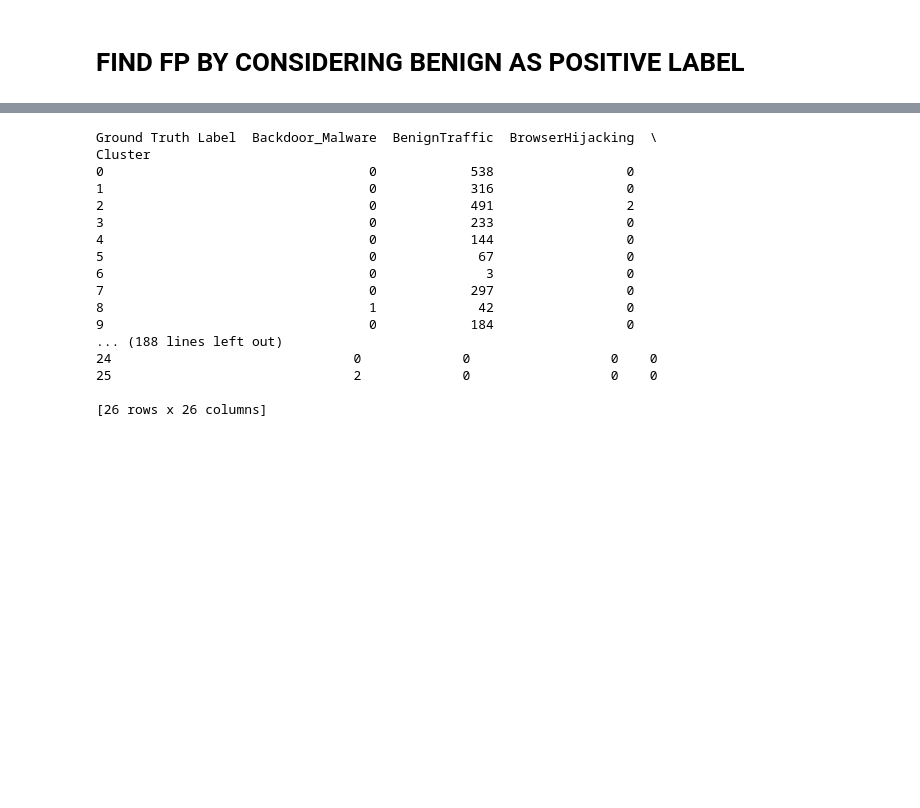
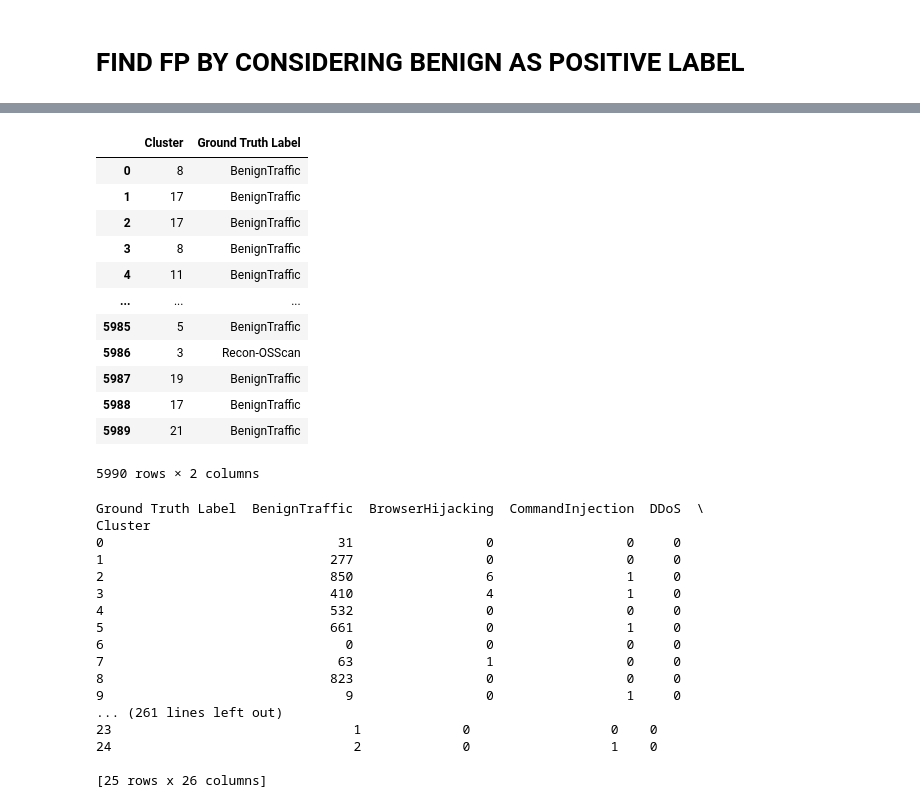
Before and after one commit to ML-Project-Team-5/Project_NetworkIDS, a Jupyter notebook: Scenario_2.ipynb, the cells around one changed output, grey strips where cells are left out. Cells and saved outputs as stored; diff of their text form; code cells hidden in the pictures; blank space fills up the shorter version.

```diff
--- a/Scenario_2.ipynb
+++ b/Scenario_2.ipynb
@@ -317,2 +330,18 @@ cluster_label_association
+# %%
+cluster_label_association_train
+# %% [output]
+|  | Cluster | Ground Truth Label |
+| 0 | 8 | BenignTraffic |
+| 1 | 17 | BenignTraffic |
+| 2 | 17 | BenignTraffic |
+| 3 | 8 | BenignTraffic |
+| 4 | 11 | BenignTraffic |
+| ... | ... | ... |
+| 5985 | 5 | BenignTraffic |
+| 5986 | 3 | Recon-OSScan |
+| 5987 | 19 | BenignTraffic |
+| 5988 | 17 | BenignTraffic |
+| 5989 | 21 | BenignTraffic |
+5990 rows × 2 columns
 # %%
 cluster_gtl_counts = cluster_label_association.groupby('Cluster')['Ground Truth Label'].value_counts().unstack(fill_value=0)
@@ -319,23 +350,24 @@ cluster_gtl_counts = cluster_label_association.groupby('Cluster')['Ground Truth
 # %%
 print(cluster_gtl_counts)
+print(cluster_gtl_counts_train)
 # %% [output]
-Ground Truth Label  Backdoor_Malware  BenignTraffic  BrowserHijacking  \
+Ground Truth Label  BenignTraffic  BrowserHijacking  CommandInjection  DDoS  \
 Cluster
-0                                  0            538                 0
-1                                  0            316                 0
-2                                  0            491                 2
-3                                  0            233                 0
-4                                  0            144                 0
-5                                  0             67                 0
-6                                  0              3                 0
-7                                  0            297                 0
-8                                  1             42                 0
-9                                  0            184                 0
-... (188 lines left out)
-24                               0             0                  0    0
-25                               2             0                  0    0
+0                              31                 0                 0     0
+1                             277                 0                 0     0
+2                             850                 6                 1     0
+3                             410                 4                 1     0
+4                             532                 0                 0     0
+5                             661                 0                 1     0
+6                               0                 0                 0     0
+7                              63                 1                 0     0
+8                             823                 0                 0     0
+9                               9                 0                 1     0
+... (261 lines left out)
+23                               1             0                  0    0
+24                               2             0                  1    0
 
-[26 rows x 26 columns]
+[25 rows x 26 columns]
 # %%
 cluster_b_ratio = (cluster_gtl_counts['BenignTraffic'] / cluster_gtl_counts.sum(axis=1)).fillna(0)
 
```
Also changed, not shown: parts of 8 cells of this notebook, 1 other file.
